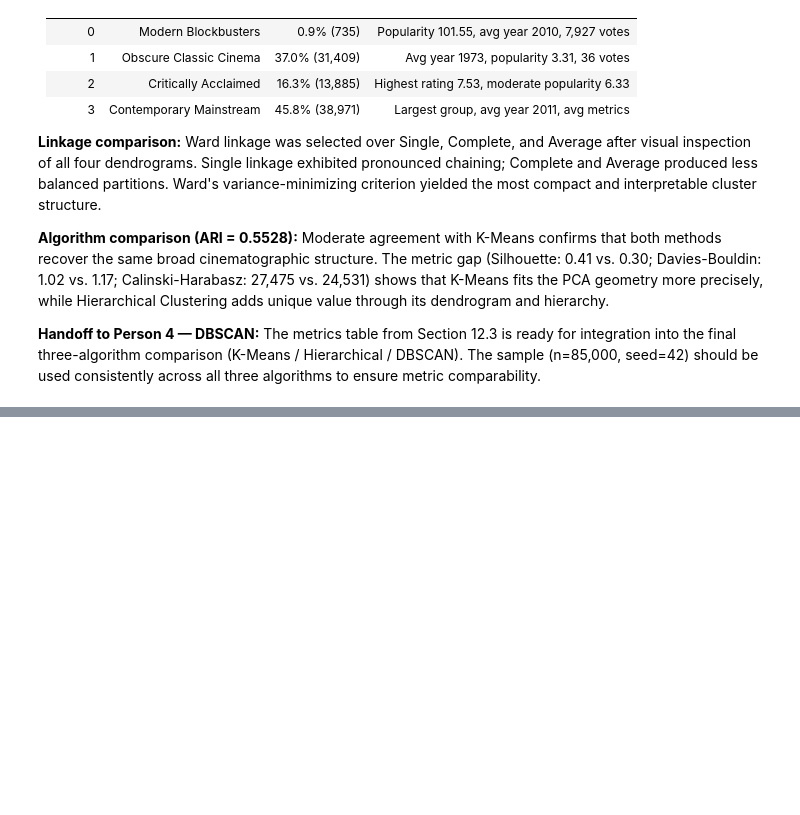
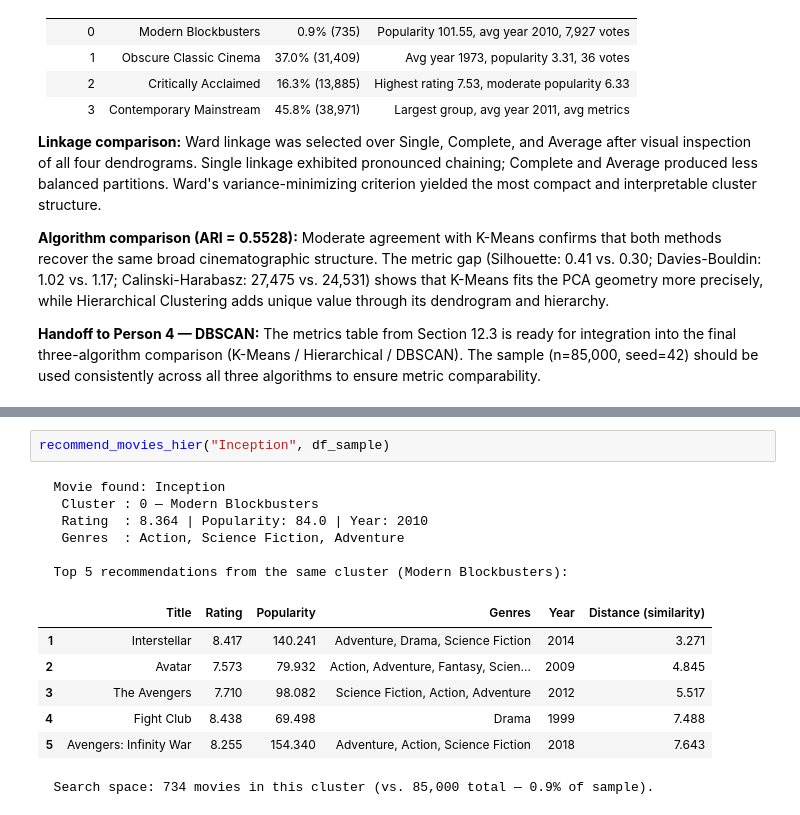
Before and after one commit to nat1600/data-mining-movies, a Jupyter notebook: Hierarchical_Clustering.ipynb, the cells around one changed output, grey strips where cells are left out. Cells and saved outputs as stored; diff of their text form; blank space fills up the shorter version.

Commit message:
feat: add recommendation system in hirarchical clustering

```diff
--- a/Hierarchical_Clustering.ipynb
+++ b/Hierarchical_Clustering.ipynb
@@ -769,0 +855,16 @@ to ensure metric comparability.
+# %%
+recommend_movies_hier("Inception", df_sample)
+# %% [output]
+  Movie found: Inception
+   Cluster : 0 — Modern Blockbusters
+   Rating  : 8.364 | Popularity: 84.0 | Year: 2010
+   Genres  : Action, Science Fiction, Adventure
+
+  Top 5 recommendations from the same cluster (Modern Blockbusters):
+|  | Title | Rating | Popularity | Genres | Year | Distance (similarity) |
+| 1 | Interstellar | 8.417 | 140.241 | Adventure, Drama, Science Fiction | 2014 | 3.271 |
+| 2 | Avatar | 7.573 | 79.932 | Action, Adventure, Fantasy, Scien... | 2009 | 4.845 |
+| 3 | The Avengers | 7.710 | 98.082 | Science Fiction, Action, Adventure | 2012 | 5.517 |
+| 4 | Fight Club | 8.438 | 69.498 | Drama | 1999 | 7.488 |
+| 5 | Avengers: Infinity War | 8.255 | 154.340 | Adventure, Action, Science Fiction | 2018 | 7.643 |
+  Search space: 734 movies in this cluster (vs. 85,000 total — 0.9% of sample).
```
Also changed, not shown: parts of 6 cells of this notebook.
